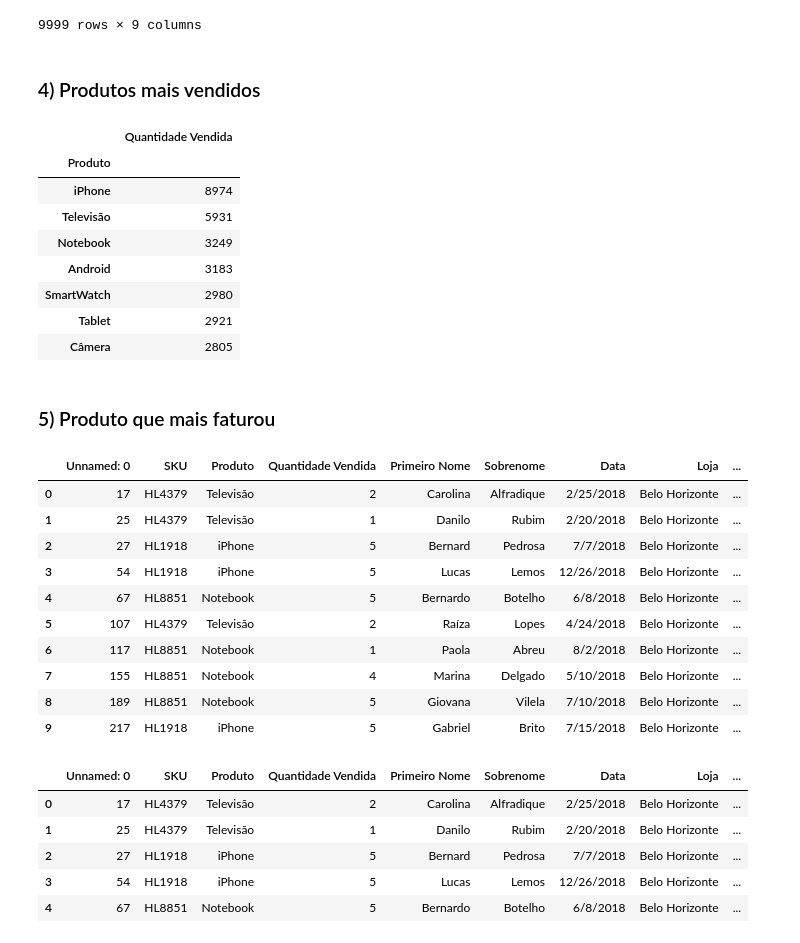
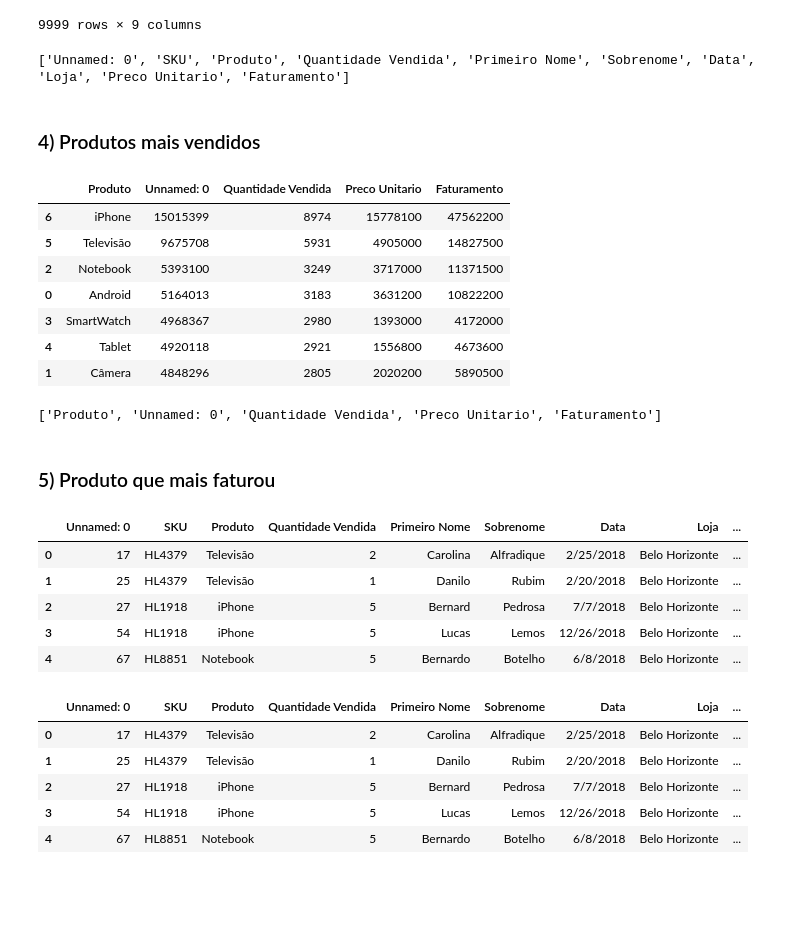
Before and after one commit to FilipeCamara/analise-de-vendas, a Jupyter notebook: sales-analysis.ipynb, the cells around one changed output. Drawn from its saved outputs; the diff is of its cells as text; code cells hidden in the pictures; blank space fills up the shorter version.

```diff
--- a/sales-analysis.ipynb
+++ b/sales-analysis.ipynb
@@ -98,28 +99,33 @@ display(uni_tabela_vendas)
 | 9997 | 9991 | HL7348 | SmartWatch | 5 | Antônio | Soares | 11/21/2018 | São Paulo | ... |
 | 9998 | 9996 | HL4379 | Televisão | 5 | Caio | Moraes | 1/22/2018 | São Paulo | ... |
 9999 rows × 9 columns
+# %%
+print(uni_tabela_vendas.columns.tolist())
+# %% [output]
+['Unnamed: 0', 'SKU', 'Produto', 'Quantidade Vendida', 'Primeiro Nome', 'Sobrenome', 'Data', 'Loja', 'Preco Unitario', 'Faturamento']
 # %% [markdown]
 ### 4) Produtos mais vendidos
 # %%
-mais_vendidos = uni_tabela_vendas[['Produto', 'Quantidade Vendida']]
-
-mais_vendidos = mais_vendidos.groupby(['Produto']).sum(['Quantidade Vendida']).sort_values(by= 'Quantidade Vendida', ascending= False)
+mais_vendidos = uni_tabela_vendas.groupby(['Produto'], as_index= False).sum(['Quantidade Vendida']).sort_values(by= 'Quantidade Vendida', ascending= False)
 
 mais_vendidos
 # %% [output]
-|  | Quantidade Vendida |
-| Produto |  |
-| iPhone | 8974 |
-| Televisão | 5931 |
-| Notebook | 3249 |
-| Android | 3183 |
-| SmartWatch | 2980 |
-| Tablet | 2921 |
-| Câmera | 2805 |
+|  | Produto | Unnamed: 0 | Quantidade Vendida | Preco Unitario | Faturamento |
+| 6 | iPhone | 15015399 | 8974 | 15778100 | 47562200 |
+| 5 | Televisão | 9675708 | 5931 | 4905000 | 14827500 |
+| 2 | Notebook | 5393100 | 3249 | 3717000 | 11371500 |
+| 0 | Android | 5164013 | 3183 | 3631200 | 10822200 |
+| 3 | SmartWatch | 4968367 | 2980 | 1393000 | 4172000 |
+| 4 | Tablet | 4920118 | 2921 | 1556800 | 4673600 |
+| 1 | Câmera | 4848296 | 2805 | 2020200 | 5890500 |
+# %%
+print(mais_vendidos.columns.to_list())
+# %% [output]
+['Produto', 'Unnamed: 0', 'Quantidade Vendida', 'Preco Unitario', 'Faturamento']
 # %% [markdown]
 ### 5) Produto que mais faturou
 # %%
-uni_tabela_vendas.head(10)
+uni_tabela_vendas.head(5)
 # %% [output]
 |  | Unnamed: 0 | SKU | Produto | Quantidade Vendida | Primeiro Nome | Sobrenome | Data | Loja | ... |
 | 0 | 17 | HL4379 | Televisão | 2 | Carolina | Alfradique | 2/25/2018 | Belo Horizonte | ... |
@@ -127,11 +133,6 @@ uni_tabela_vendas.head(10)
 | 2 | 27 | HL1918 | iPhone | 5 | Bernard | Pedrosa | 7/7/2018 | Belo Horizonte | ... |
 | 3 | 54 | HL1918 | iPhone | 5 | Lucas | Lemos | 12/26/2018 | Belo Horizonte | ... |
 | 4 | 67 | HL8851 | Notebook | 5 | Bernardo | Botelho | 6/8/2018 | Belo Horizonte | ... |
-| 5 | 107 | HL4379 | Televisão | 2 | Raíza | Lopes | 4/24/2018 | Belo Horizonte | ... |
-| 6 | 117 | HL8851 | Notebook | 1 | Paola | Abreu | 8/2/2018 | Belo Horizonte | ... |
-| 7 | 155 | HL8851 | Notebook | 4 | Marina | Delgado | 5/10/2018 | Belo Horizonte | ... |
-| 8 | 189 | HL8851 | Notebook | 5 | Giovana | Vilela | 7/10/2018 | Belo Horizonte | ... |
-| 9 | 217 | HL1918 | iPhone | 5 | Gabriel | Brito | 7/15/2018 | Belo Horizonte | ... |
 # %%
 uni_tabela_vendas['Faturamento'] = uni_tabela_vendas['Quantidade Vendida'] * uni_tabela_vendas['Preco Unitario']
 
```
Also changed, not shown: parts of 8 cells of this notebook.
